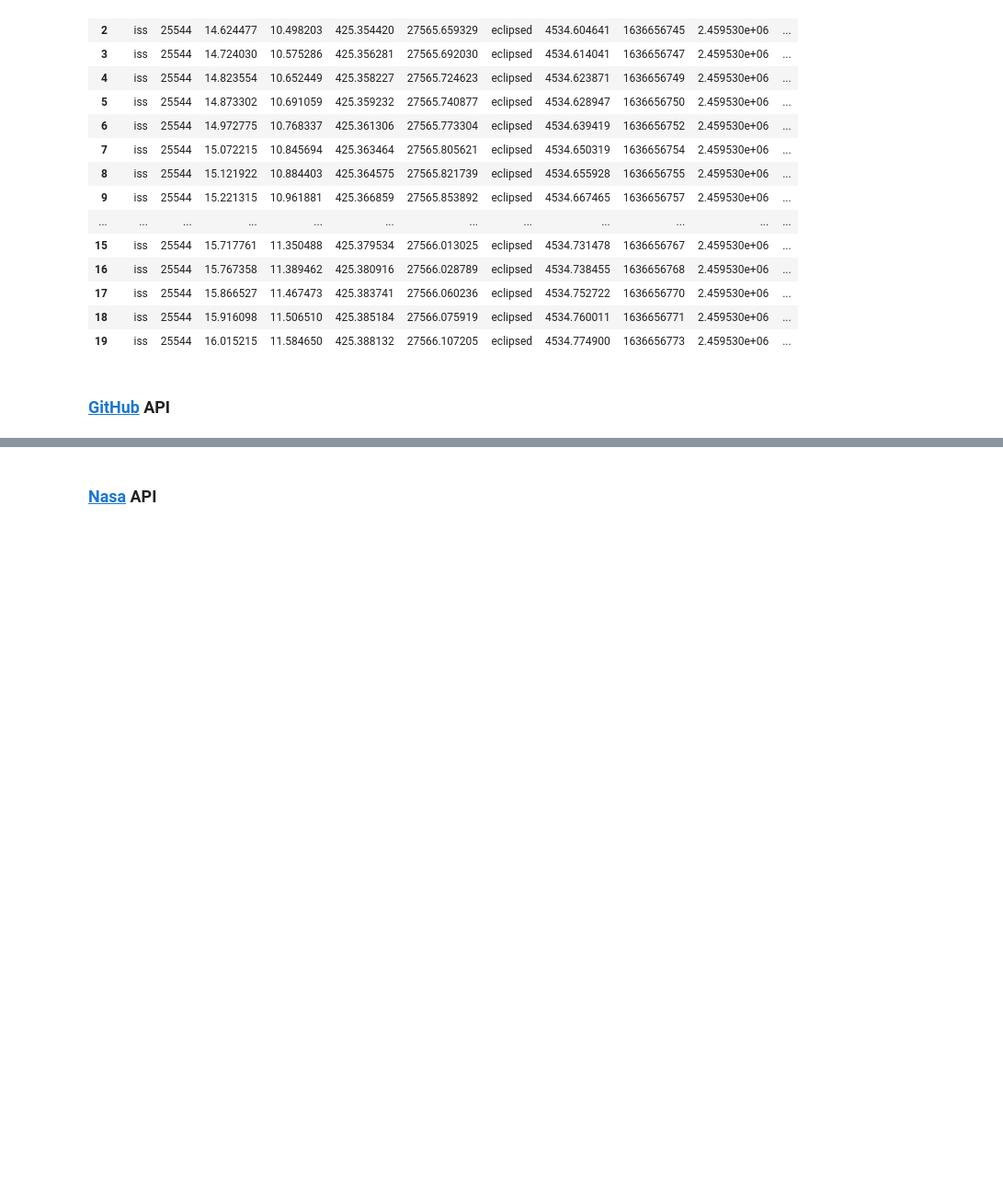
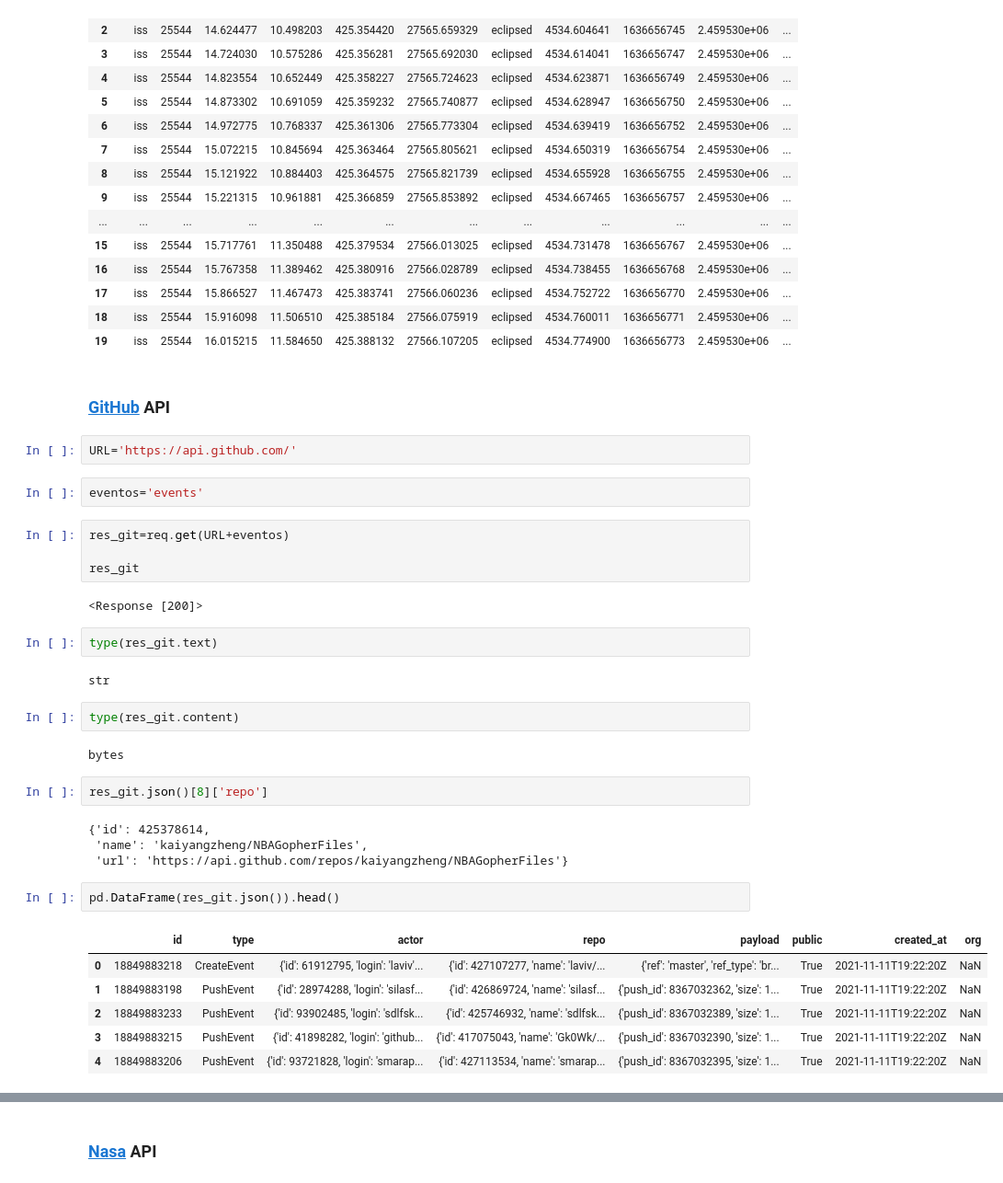
Before and after one commit to YonatanRA/ds_tb_part_21_09, a Jupyter notebook: 02-Data_Analysis/5.2 - Peticiones a la web, APIs.ipynb, the cells around one changed output, grey strips where cells are left out. Shown at 92% size. Cells and saved outputs as stored; diff of their text form; blank space fills up the shorter version.

```diff
--- a/02-Data_Analysis/5.2 - Peticiones a la web, APIs.ipynb
+++ b/02-Data_Analysis/5.2 - Peticiones a la web, APIs.ipynb
@@ -192,3 +192,36 @@ pd.DataFrame(posiciones)
 | 19 | iss | 25544 | 16.015215 | 11.584650 | 425.388132 | 27566.107205 | eclipsed | 4534.774900 | 1636656773 | 2.459530e+06 | ... |
 # %% [markdown]
 ### [GitHub](https://docs.github.com/en/rest) API
+# %%
+URL='https://api.github.com/'
+# %%
+eventos='events'
+# %%
+res_git=req.get(URL+eventos)
+
+res_git
+# %% [output]
+<Response [200]>
+# %%
+type(res_git.text)
+# %% [output]
+str
+# %%
+type(res_git.content)
+# %% [output]
+bytes
+# %%
+res_git.json()[8]['repo']
+# %% [output]
+{'id': 425378614,
+ 'name': 'kaiyangzheng/NBAGopherFiles',
+ 'url': 'https://api.github.com/repos/kaiyangzheng/NBAGopherFiles'}
+# %%
+pd.DataFrame(res_git.json()).head()
+# %% [output]
+|  | id | type | actor | repo | payload | public | created_at | org |
+| 0 | 18849883218 | CreateEvent | {'id': 61912795, 'login': 'laviv'... | {'id': 427107277, 'name': 'laviv/... | {'ref': 'master', 'ref_type': 'br... | True | 2021-11-11T19:22:20Z | NaN |
+| 1 | 18849883198 | PushEvent | {'id': 28974288, 'login': 'silasf... | {'id': 426869724, 'name': 'silasf... | {'push_id': 8367032362, 'size': 1... | True | 2021-11-11T19:22:20Z | NaN |
+| 2 | 18849883233 | PushEvent | {'id': 93902485, 'login': 'sdlfsk... | {'id': 425746932, 'name': 'sdlfsk... | {'push_id': 8367032389, 'size': 1... | True | 2021-11-11T19:22:20Z | NaN |
+| 3 | 18849883215 | PushEvent | {'id': 41898282, 'login': 'github... | {'id': 417075043, 'name': 'Gk0Wk/... | {'push_id': 8367032390, 'size': 1... | True | 2021-11-11T19:22:20Z | NaN |
+| 4 | 18849883206 | PushEvent | {'id': 93721828, 'login': 'smarap... | {'id': 427113534, 'name': 'smarap... | {'push_id': 8367032395, 'size': 1... | True | 2021-11-11T19:22:20Z | NaN |
```
Also changed, not shown: parts of 20 cells of this notebook.
